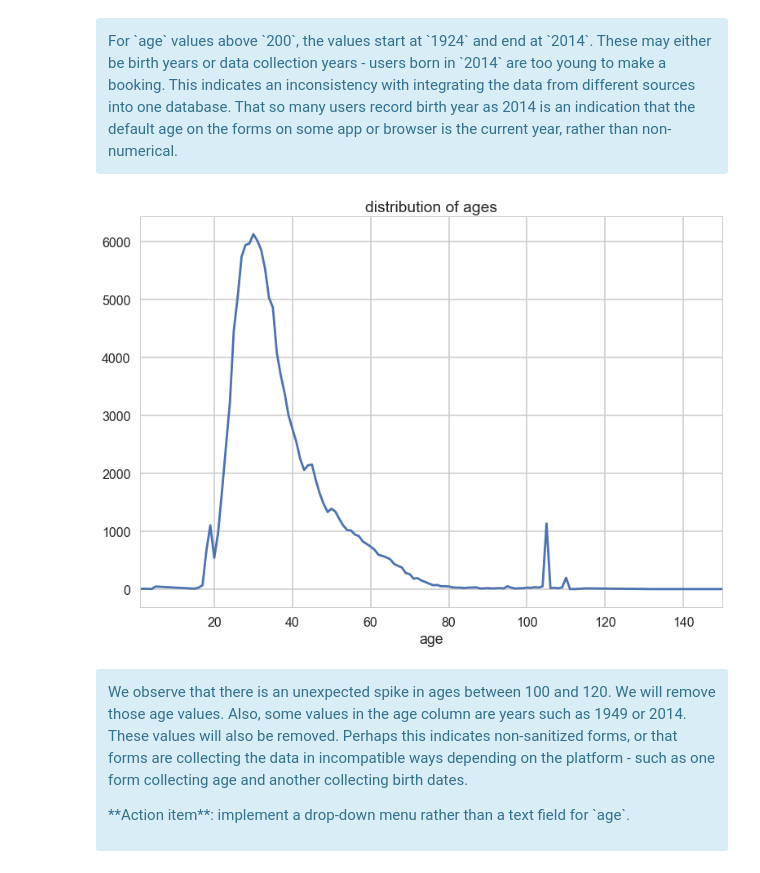
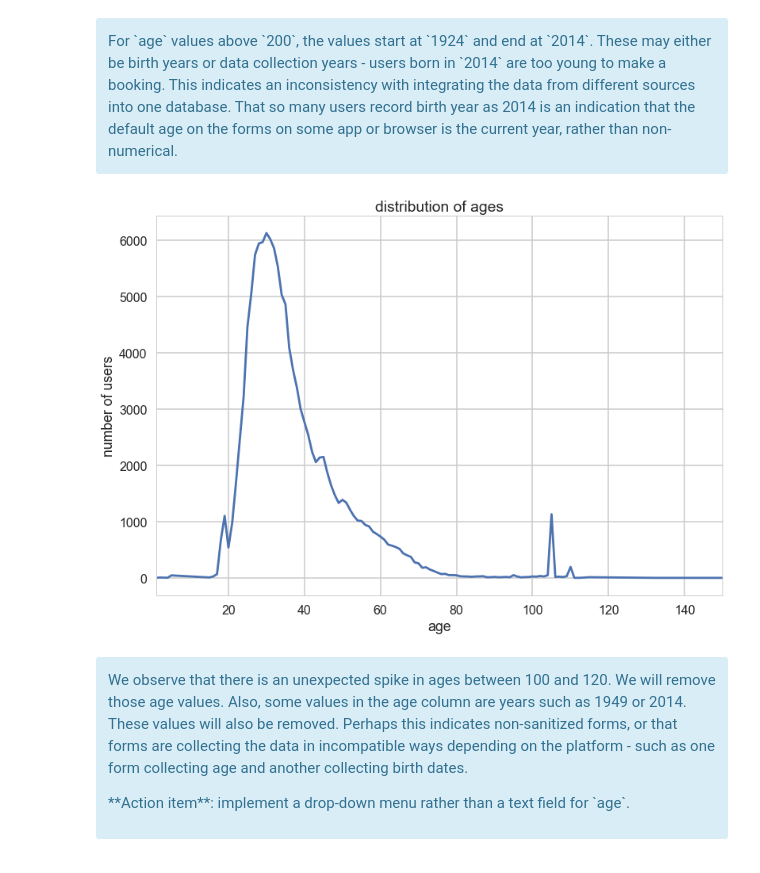
Before and after one commit to partha0solapurkar/springboard_data_science_intensive, a Jupyter notebook: capstone_project/exploratory_data_analysis.ipynb, the cells around one changed output. Saved outputs shown, nothing was run; the diff lists cells and outputs as text; code cells hidden in the pictures.

```diff
--- a/capstone_project/exploratory_data_analysis.ipynb
+++ b/capstone_project/exploratory_data_analysis.ipynb
@@ -85,12 +85,13 @@ For `age` values above `200`, the values start at `1924` and end at `2014`. Thes
 # %%
 # Get rid of age values bigger than 200 and plot the age distribution
 
 train_users.age[train_users.age < 200].value_counts().sort_index().plot()
 plt.title('distribution of ages')
 plt.xlabel('age')
+plt.ylabel('number of users')
 None
 # %% [output]
-[figure, old version]
+[figure, new version]
 # %% [markdown]
 <div class='alert alert-info'>
 
```
Also changed, not shown: parts of 7 cells of this notebook.
